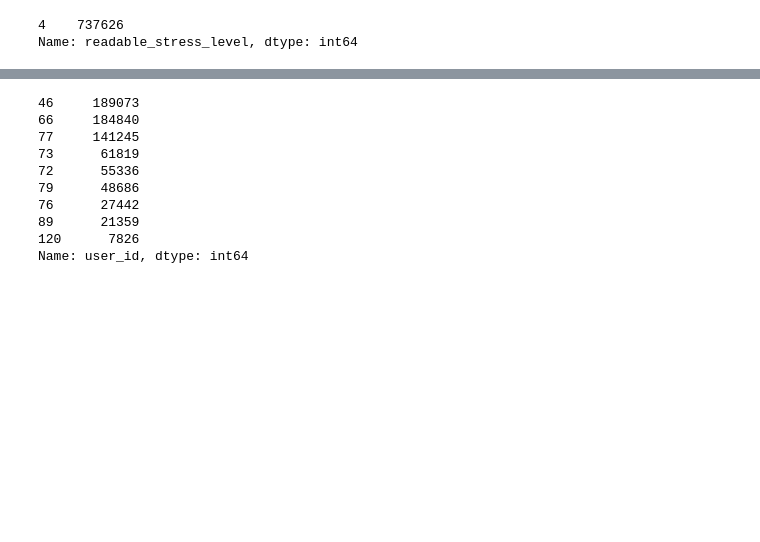
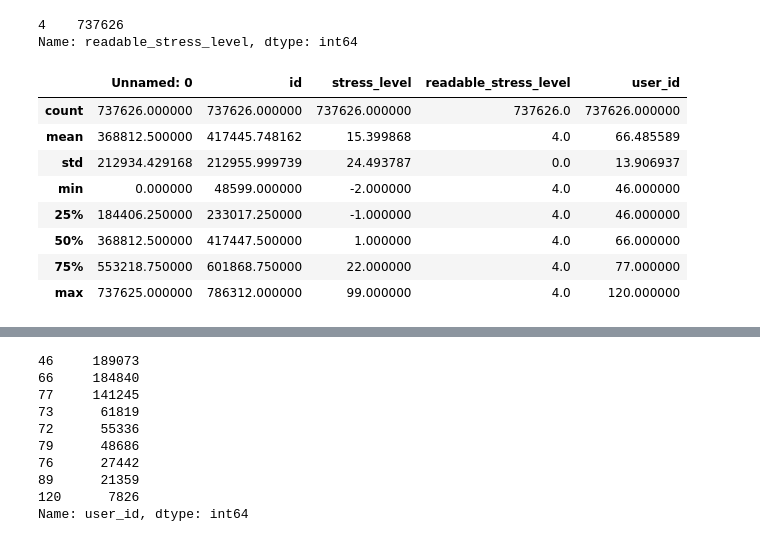
Before and after one commit to qweliant/DS-Unit-2-Applied-Modeling, a Jupyter notebook: module1/assignment_applied_modeling_1.ipynb, the cells around one changed output, grey strips where cells are left out. Saved outputs shown, nothing was run; the diff lists cells and outputs as text; code cells hidden in the pictures; blank space fills up the shorter version.

```diff
--- a/module1/assignment_applied_modeling_1.ipynb
+++ b/module1/assignment_applied_modeling_1.ipynb
@@ -32,6 +42,5 @@ from statsmodels.tsa.arima_model import ARIMA
 url = "https://raw.githubusercontent.com/qweliant/Lambda_lmbk/master/lmbk_data.csv?token=AII7DUJCLGGEUQQFH6T4E2K5WGIRM"
 
 df = pd.read_csv(url)
-df['recorded_at'] = pd.to_datetime(df.recorded_at)
 lmbk = df.copy()
 # %%
@@ -48,6 +59,18 @@ df.readable_stress_level.value_counts()
 # %% [output]
 4    737626
 Name: readable_stress_level, dtype: int64
+# %%
+df.describe()
+# %% [output]
+|  | Unnamed: 0 | id | stress_level | readable_stress_level | user_id |
+| count | 737626.000000 | 737626.000000 | 737626.000000 | 737626.0 | 737626.000000 |
+| mean | 368812.500000 | 417445.748162 | 15.399868 | 4.0 | 66.485589 |
+| std | 212934.429168 | 212955.999739 | 24.493787 | 0.0 | 13.906937 |
+| min | 0.000000 | 48599.000000 | -2.000000 | 4.0 | 46.000000 |
+| 25% | 184406.250000 | 233017.250000 | -1.000000 | 4.0 | 46.000000 |
+| 50% | 368812.500000 | 417447.500000 | 1.000000 | 4.0 | 66.000000 |
+| 75% | 553218.750000 | 601868.750000 | 22.000000 | 4.0 | 77.000000 |
+| max | 737625.000000 | 786312.000000 | 99.000000 | 4.0 | 120.000000 |
 # %%
 df.dtypes
 # %% [output]
```
Also changed, not shown: parts of 36 cells of this notebook.
